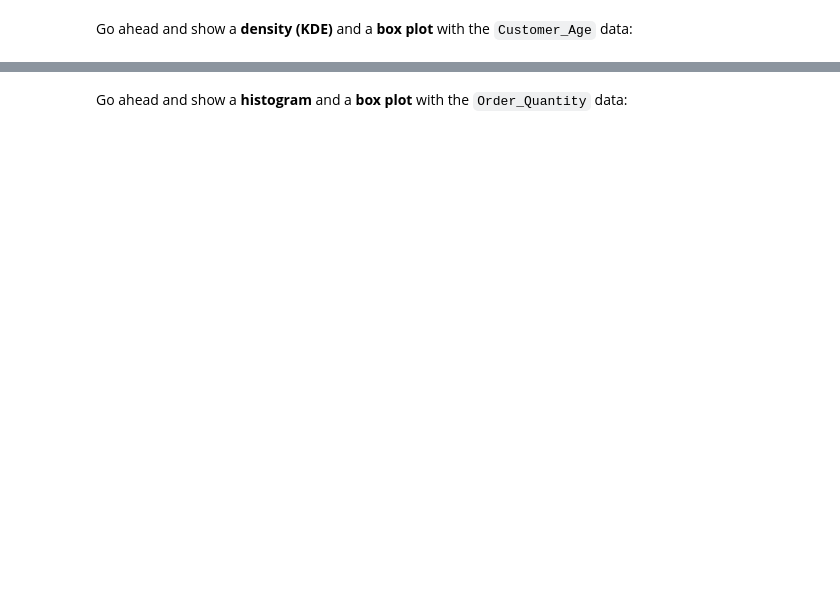
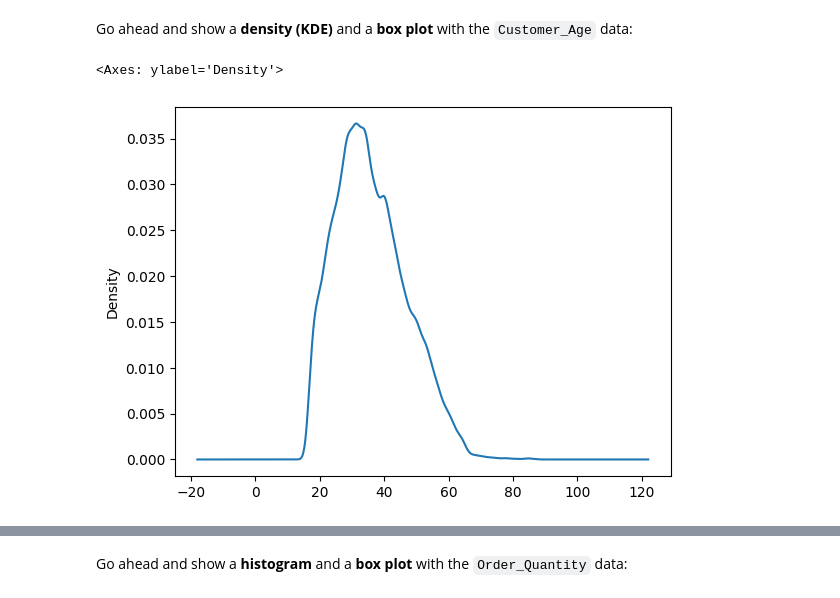
Before and after one commit to Santiago956/FreeCodeCamp-Pandas-Real-Life-Example, a Jupyter notebook: Exercises_1.ipynb, the cells around one changed output, grey strips where cells are left out. Drawn from its saved outputs; the diff is of its cells as text; code cells hidden in the pictures; blank space fills up the shorter version.

```diff
--- a/Exercises_1.ipynb
+++ b/Exercises_1.ipynb
@@ -41,3 +49,7 @@ sales['Customer_Age'].mean()
 Go ahead and show a <b>density (KDE)</b> and a <b>box plot</b> with the `Customer_Age` data:
 # %%
 # your code goes here
+sales['Customer_Age'].plot(kind='kde')
+# %% [output]
+<Axes: ylabel='Density'>
+[figure, added]
```
Also changed, not shown: parts of 47 cells of this notebook.
